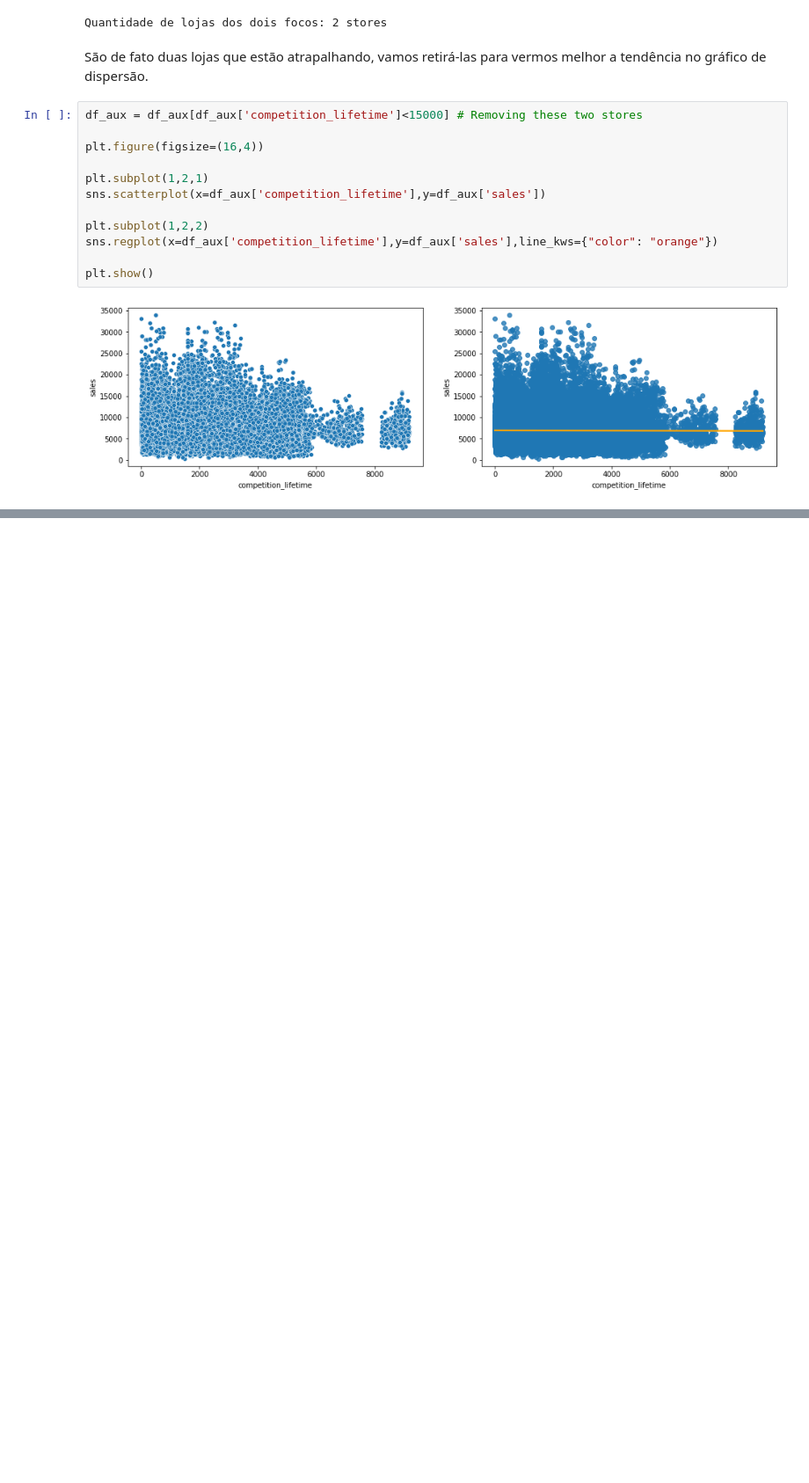
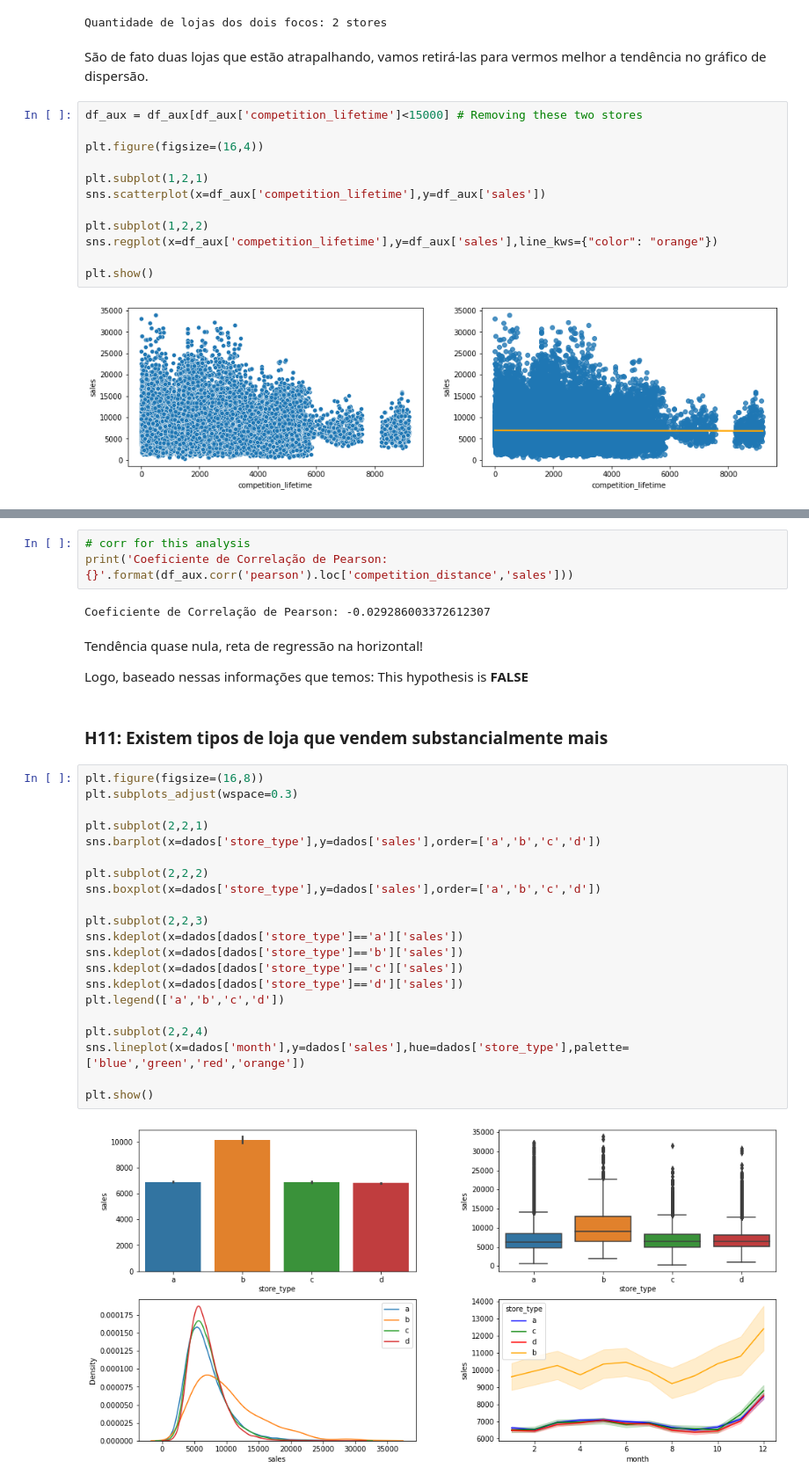
Before and after one commit to raposofrct/Sales-Prediction, a Jupyter notebook: notebook.ipynb, the cells around one changed output, grey strips where cells are left out. Shown at 88% size. Saved outputs shown, nothing was run; the diff lists cells and outputs as text; blank space fills up the shorter version.

Commit message:
completing the bivariate analysis p2

```diff
--- a/notebook.ipynb
+++ b/notebook.ipynb
@@ -1358,0 +1266,34 @@ Nós vimos nos gráficos de dispersão que o comportamento geral é horizontal,
+# %%
+# corr for this analysis
+print('Coeficiente de Correlação de Pearson: {}'.format(df_aux.corr('pearson').loc['competition_distance','sales']))
+# %% [output]
+Coeficiente de Correlação de Pearson: -0.029286003372612307
+# %% [markdown]
+Tendência quase nula, reta de regressão na horizontal!
+
+Logo, baseado nessas informações que temos: This hypothesis is **FALSE**
+# %% [markdown]
+### H11: Existem tipos de loja que vendem substancialmente mais
+# %%
+plt.figure(figsize=(16,8))
+plt.subplots_adjust(wspace=0.3)
+
+plt.subplot(2,2,1)
+sns.barplot(x=dados['store_type'],y=dados['sales'],order=['a','b','c','d'])
+
+plt.subplot(2,2,2)
+sns.boxplot(x=dados['store_type'],y=dados['sales'],order=['a','b','c','d'])
+
+plt.subplot(2,2,3)
+sns.kdeplot(x=dados[dados['store_type']=='a']['sales'])
+sns.kdeplot(x=dados[dados['store_type']=='b']['sales'])
+sns.kdeplot(x=dados[dados['store_type']=='c']['sales'])
+sns.kdeplot(x=dados[dados['store_type']=='d']['sales'])
+plt.legend(['a','b','c','d'])
+
+plt.subplot(2,2,4)
+sns.lineplot(x=dados['month'],y=dados['sales'],hue=dados['store_type'],palette=['blue','green','red','orange'])
+
+plt.show()
+# %% [output]
+[figure, added]
```
Also changed, not shown: parts of 43 cells of this notebook.
